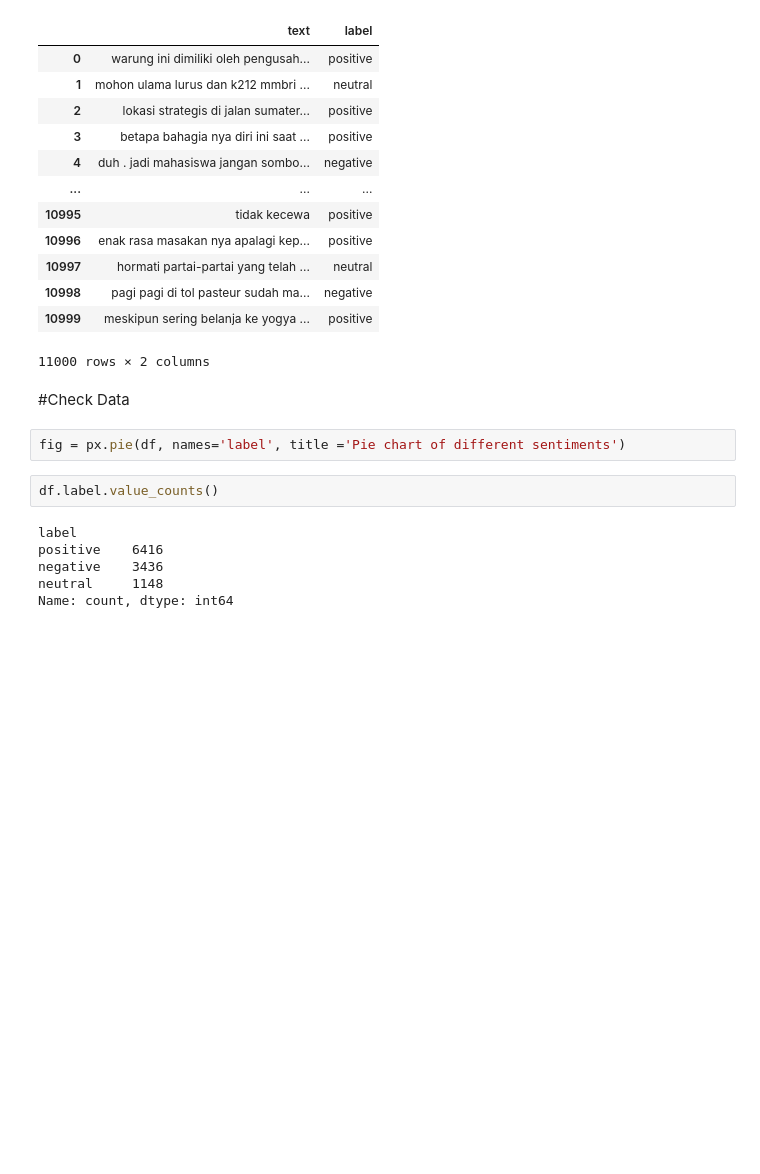
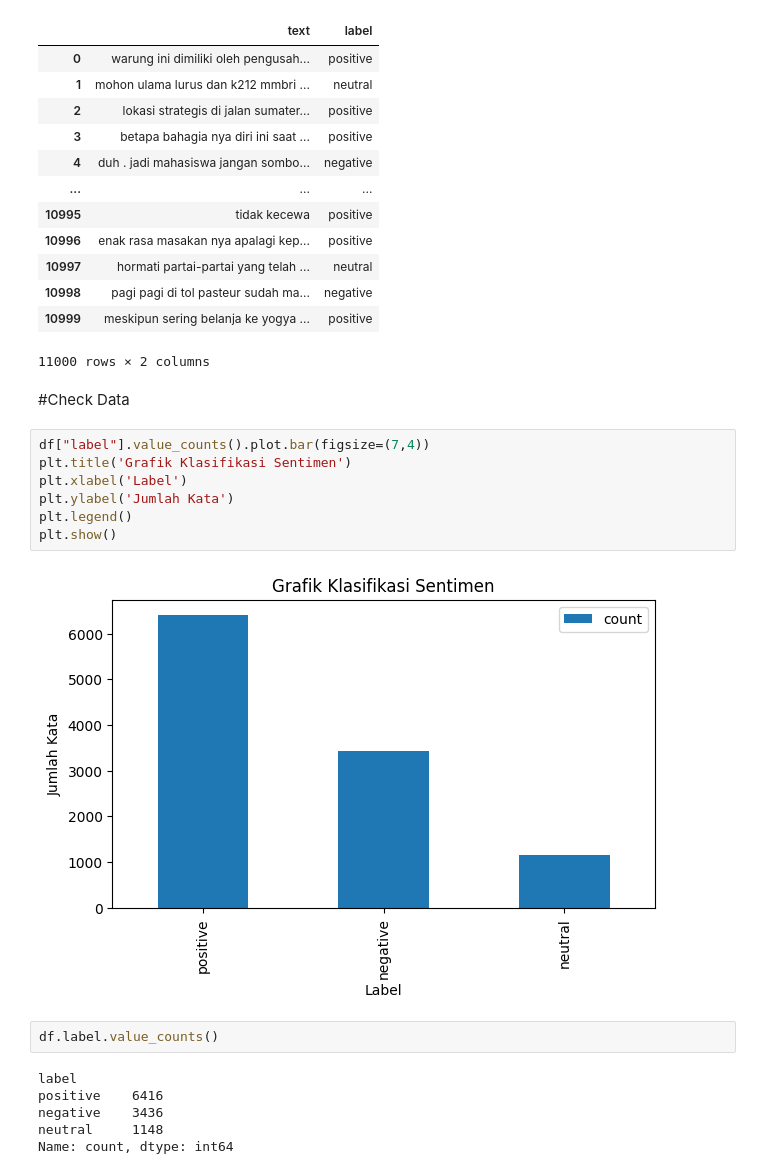
Before and after one commit to udjoo/tugas_dsc, a Jupyter notebook: models/rnn/RNN.ipynb, the cells around one changed output. Drawn from its saved outputs; the diff is of its cells as text; blank space fills up the shorter version.

```diff
--- a/models/rnn/RNN.ipynb
+++ b/models/rnn/RNN.ipynb
@@ -61,8 +61,15 @@ df
 11000 rows × 2 columns
 # %% [markdown]
 #Check Data
-# %%
-fig = px.pie(df, names='label', title ='Pie chart of different sentiments')
+# %%
+df["label"].value_counts().plot.bar(figsize=(7,4))
+plt.title('Grafik Klasifikasi Sentimen')
+plt.xlabel('Label')
+plt.ylabel('Jumlah Kata')
+plt.legend()
+plt.show()
+# %% [output]
+[figure, added]
 # %%
 df.label.value_counts()
 # %% [output]
```
Also changed, not shown: 2 other files.
